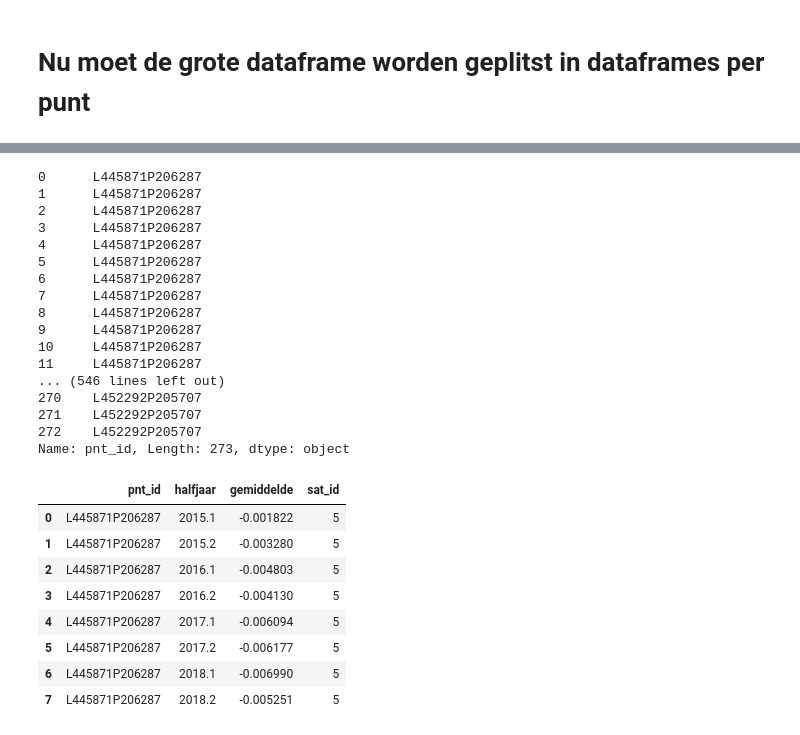
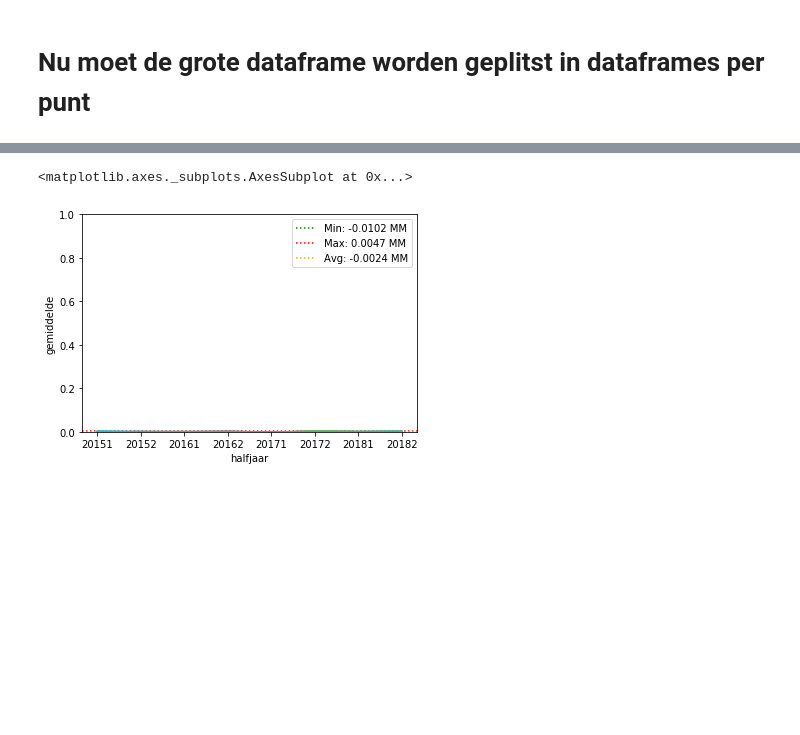
Before and after one commit to Jellybean12/Groepje-C3, a Jupyter notebook: gemiddelde_daling_per_halfjaar.ipynb, the cells around one changed output, grey strips where cells are left out. Cells and saved outputs as stored; diff of their text form; code cells hidden in the pictures; blank space fills up the shorter version.

```diff
--- a/gemiddelde_daling_per_halfjaar.ipynb
+++ b/gemiddelde_daling_per_halfjaar.ipynb
@@ -8,6 +9,7 @@ import math
 # %%
 engine = create_engine('postgresql://postgres:Welkom01!@10.30.1.10:5432/POC')
-query = """SELECT * FROM meting WHERE pnt_id IN (SELECT pnt_id FROM locatie WHERE locatie = 'Hammerflier' LIMIT 5) AND meting !='0'"""
+#query = "SELECT * FROM meting WHERE pnt_id = 'L445871P206287' OR pnt_id = 'L445561P206558'"
+query = """SELECT * FROM meting WHERE pnt_id IN (SELECT pnt_id FROM locatie WHERE locatie = 'Hammerflier' LIMIT 10) AND meting !='0'"""
 df = pd.read_sql(query, engine)
 # %%
 print(df)
@@ -45,5 +48,6 @@ def split_into_multiple_dataframes(bigdataframe) :
     megagrotedf = pd.DataFrame(columns=['pnt_id', 'halfjaar', 'gemiddelde'])
     for pnt_id in df.pnt_id.unique():
         mini = functietje(df.loc[df['pnt_id'] == pnt_id], pnt_id)
-
-print(split_into_multiple_dataframes(df))
+        megagrotedf = megagrotedf.append(mini)
+    return megagrotedf
+data = split_into_multiple_dataframes(df)
@@ -73,3 +111,17 @@ None
+# %%
+import seaborn as sns
+minim = data['gemiddelde'].min()
+maxim = data['gemiddelde'].max()
+avge = data['gemiddelde'].mean()
+plt.ylim(0,1)
+plt.axhline(minim, 0,1, color='g', linestyle=':', label='Min: '+str(round(minim, 4))+' MM')
+plt.axhline(maxim, 0,1, color='r', linestyle=':', label='Max: '+str(round(maxim, 4))+' MM')
+plt.axhline(avge, 0,1, color='y', linestyle=':', label='Avg: '+str(round(avge, 4))+' MM')
+plt.legend()
+sns.lineplot(x=data['halfjaar'], y="gemiddelde", data=data, hue="pnt_id", legend=False)
+# %% [output]
+<matplotlib.axes._subplots.AxesSubplot at 0x...>
+[figure, added]
 # %%
 def gemiddelde(df):
     aantal = len(df['meting'])
@@ -109,32 +161,3 @@ def functietje(dataframe, id) :
             grotedf = grotedf.append({'pnt_id' : pnt_id, 'halfjaar': halfjaar, 'gemiddelde':gem}, ignore_index=True)
 
     return grotedf
-# %%
-functietje(df)
-# %% [output]
-0      L445871P206287
-1      L445871P206287
-2      L445871P206287
-3      L445871P206287
-4      L445871P206287
-5      L445871P206287
-6      L445871P206287
-7      L445871P206287
-8      L445871P206287
-9      L445871P206287
-10     L445871P206287
-11     L445871P206287
-... (546 lines left out)
-270    L452292P205707
-271    L452292P205707
-272    L452292P205707
-Name: pnt_id, Length: 273, dtype: object
-|  | pnt_id | halfjaar | gemiddelde | sat_id |
-| 0 | L445871P206287 | 2015.1 | -0.001822 | 5 |
-| 1 | L445871P206287 | 2015.2 | -0.003280 | 5 |
-| 2 | L445871P206287 | 2016.1 | -0.004803 | 5 |
-| 3 | L445871P206287 | 2016.2 | -0.004130 | 5 |
-| 4 | L445871P206287 | 2017.1 | -0.006094 | 5 |
-| 5 | L445871P206287 | 2017.2 | -0.006177 | 5 |
-| 6 | L445871P206287 | 2018.1 | -0.006990 | 5 |
-| 7 | L445871P206287 | 2018.2 | -0.005251 | 5 |
```
Also changed, not shown: parts of 11 cells of this notebook.
